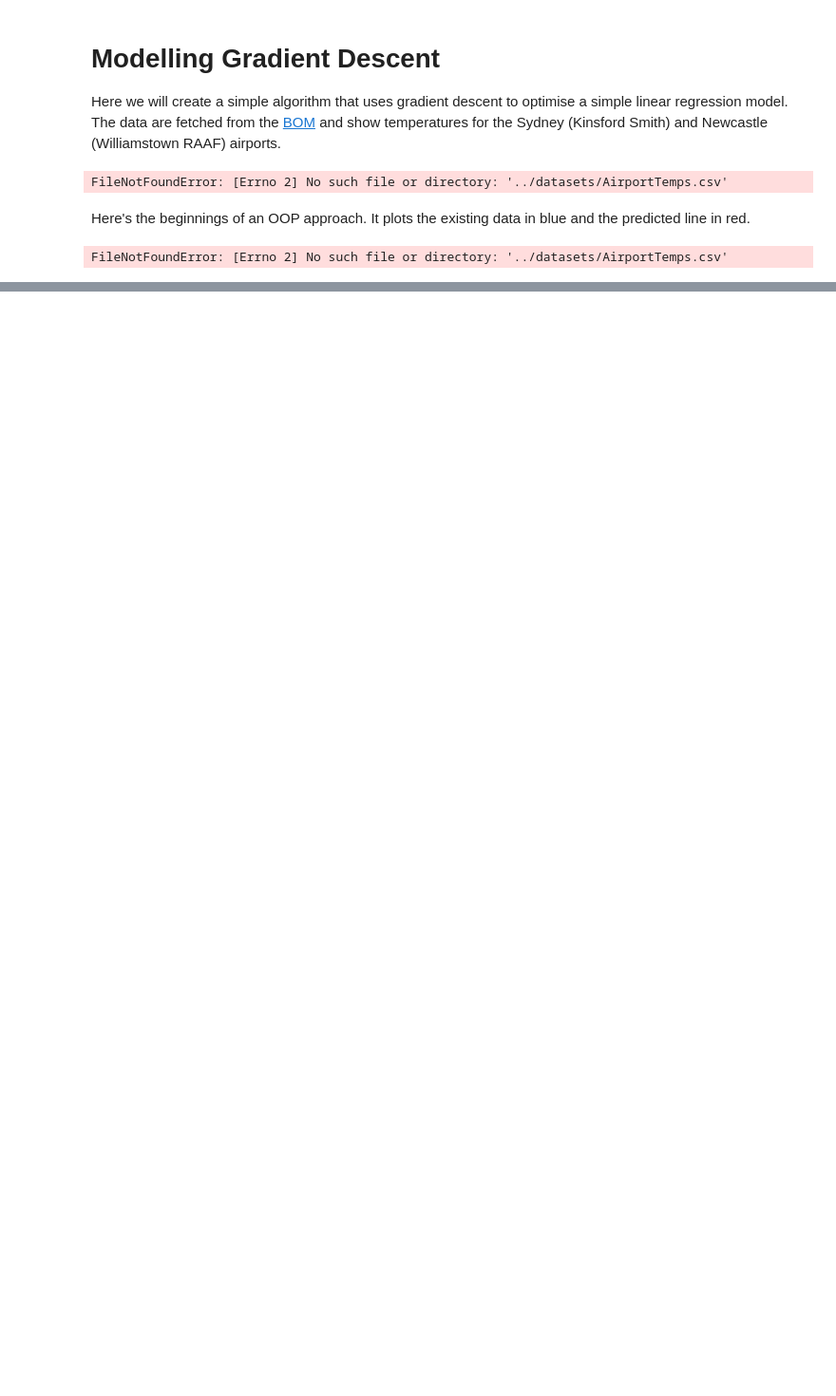
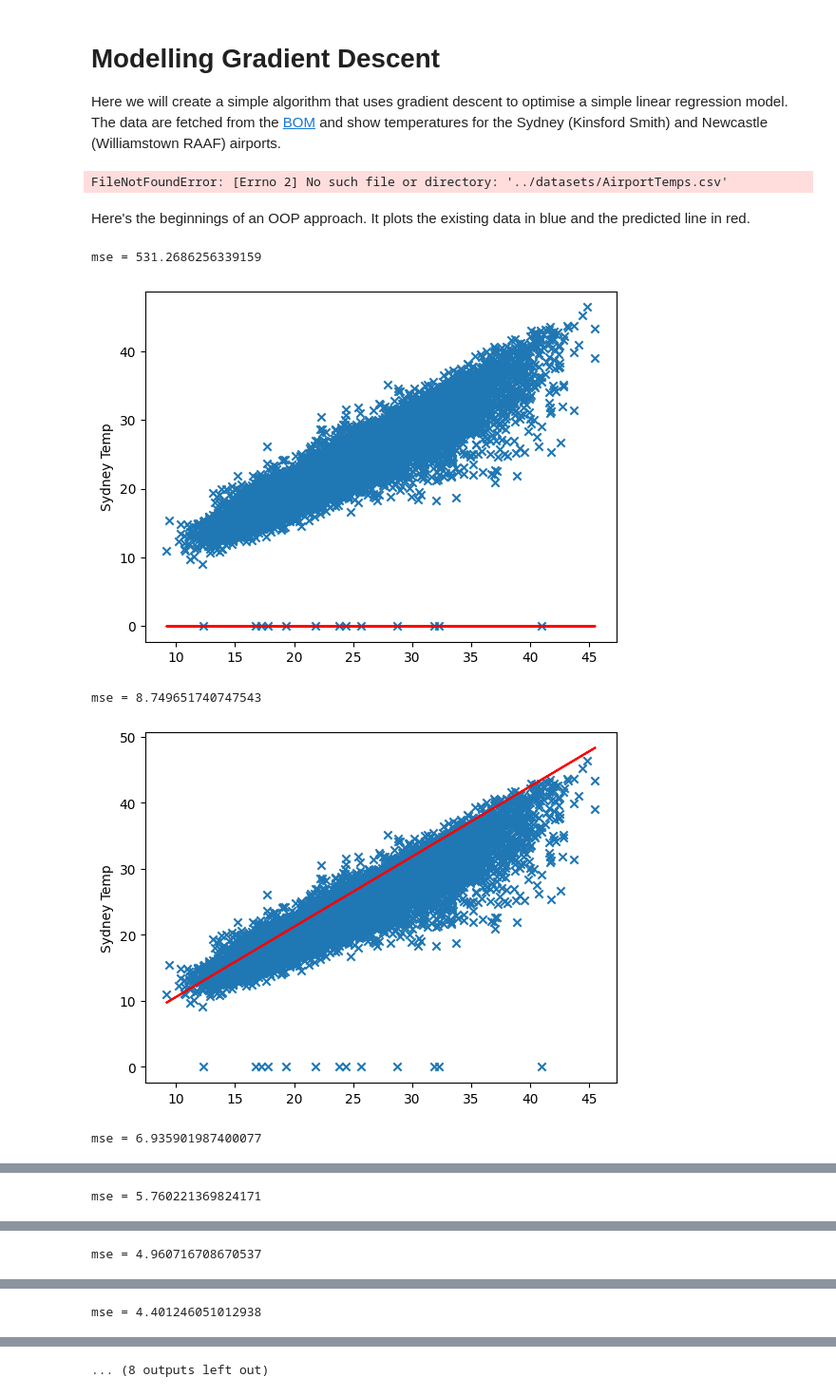
Before and after one commit to AuroraCollege/software-automation-Tree2479, a Jupyter notebook: async/async6.ipynb, the cells around one changed output, grey strips where cells are left out. Shown at 95% size. Drawn from its saved outputs; the diff is of its cells as text; code cells hidden in the pictures; blank space fills up the shorter version.

```diff
--- a/async/async6.ipynb
+++ b/async/async6.ipynb
@@ -40,8 +40,8 @@ class Model():
         self.dataset = data
         self.m = 0
         self.b = 0
-        self.learning_rate = .03
-        self.cycles = 10
+        self.learning_rate = 0.002
+        self.cycles = 5
 
     def plot(self):
         predictions = self.predict()
@@ -55,64 +55,71 @@ class Model():
             m = self.m
         if not b:
             b = self.b
-        print(f'predicting with m={m}, and b = {b}')
         predictions = [x * m + b for x in dataset['MaxTempNewcastleAirport']]
         return predictions
 
     def loss(self, m=None, b=None):
         if not m: #This allows us to pass in m and b if desired, using the model's existing m and b as a fallback.
             m = self.m
         if not b:
             b = self.b
         predictions = self.predict(m=m,b=b)
         loss = self.dataset['MaxTempSydneyAirport'] - predictions
         loss_squared = loss * loss
         mse = loss_squared.mean()
-        print(f'Predicted mse={mse}')
         return mse
+
+    def decide_on_change_in_values(self):
+        current_loss = self.loss()
+        delta = current_loss * self.learning_rate
+        m_increase_b_increase_loss = self.loss(m=(self.m + delta/10),b=(self.b + delta))
+        m_increase_b_decrease_loss = self.loss(m=(self.m + delta/10),b=(self.b - delta))
+        m_decrease_b_increase_loss = self.loss(m=(self.m - delta/10),b=(self.b + delta))
+        m_decrease_b_decrease_loss = self.loss(m=(self.m - delta/10),b=(self.b - delta))
+
+        list = {
+            "id": [1, 2, 3, 4],
+            "loss": [m_increase_b_increase_loss, m_increase_b_decrease_loss, m_decrease_b_increase_loss, m_decrease_b_decrease_loss]
+        }
+        df = pd.DataFrame(list)
+
+        sorted_list = df.sort_values(by='loss')
+        return(sorted_list.id.values[0])
+
+    def decide_on_change_in_m(self):
+        current_loss = self.loss()
+        delta = current_loss * self.learning_rate
+        value = self.decide_on_change_in_values()
+        if value == 1 or value == 2:
+            return delta
+        elif value == 3 or value == 4:
+            return delta * -1
+        else:
+            return 0
 
     def decide_on_change_in_b(self):
         current_loss = self.loss()
         delta = current_loss * self.learning_rate
-        loss_if_b_increased = self.loss(b=(self.b + delta))
-        loss_if_b_decreased = self.loss(b=(self.b - delta))
-        print(f'Current loss = {current_loss}, loss_if_b_increased = {loss_if_b_increased}')
-        print(f'Current loss = {current_loss}, loss_if_b_decreased = {loss_if_b_decreased}')
-
-        if loss_if_b_increased < current_loss:
-            print(f'Increase by {delta}')
+        value = self.decide_on_change_in_values()
+        if value == 1 or value == 3:
             return delta
-        elif loss_if_b_decreased < current_loss:
-            print(f'Decrease by {delta}')
-            return delta
+        elif value == 2 or value == 4:
+            return delta * -1
         else:
             return 0
 
-    def decide_on_change_in_m(self):
-        current_loss = self.loss()
-        delta = current_loss * self.learning_rate
-        loss_if_m_increased = self.loss(m=(self.m + delta))
-        loss_if_m_decreased = self.loss(m=(self.m - delta))
-        print(f'Current loss = {current_loss}, loss_if_m_increased = {loss_if_m_increased}')
-        print(f'Current loss = {current_loss}, loss_if_m_decreased = {loss_if_m_decreased}')
-
-        if loss_if_m_increased < current_loss:
-            print(f'Increase by {delta}')
-            return delta
-        elif loss_if_m_decreased < current_loss:
-            print(f'Decrease by {delta}')
-            return delta
-        else:
-            return 0
-
-
     def train(self):
         for i in range(self.cycles):
+            print(f"mse = {self.loss()}")
             self.plot()
             self.m = self.m + self.decide_on_change_in_m()
             self.b = self.b + self.decide_on_change_in_b()
 
 model = Model(dataset)
 model.train()
 # %% [output]
-FileNotFoundError: [Errno 2] No such file or directory: '../datasets/AirportTemps.csv'
+mse = 531.2686256339159
+[figure, added]
+mse = 8.749651740747543
+[figure, added]
+mse = 6.935901987400077
@@ -118,0 +127 @@ FileNotFoundError: [Errno 2] No such file or directory: '../datasets/AirportTemp
+mse = 5.760221369824171
@@ -118,0 +129 @@ FileNotFoundError: [Errno 2] No such file or directory: '../datasets/AirportTemp
+mse = 4.960716708670537
@@ -118,0 +131 @@ FileNotFoundError: [Errno 2] No such file or directory: '../datasets/AirportTemp
+mse = 4.401246051012938
@@ -118,0 +133 @@ FileNotFoundError: [Errno 2] No such file or directory: '../datasets/AirportTemp
+... (8 outputs left out)
```
Also changed, not shown: parts of 1 cell of this notebook.
